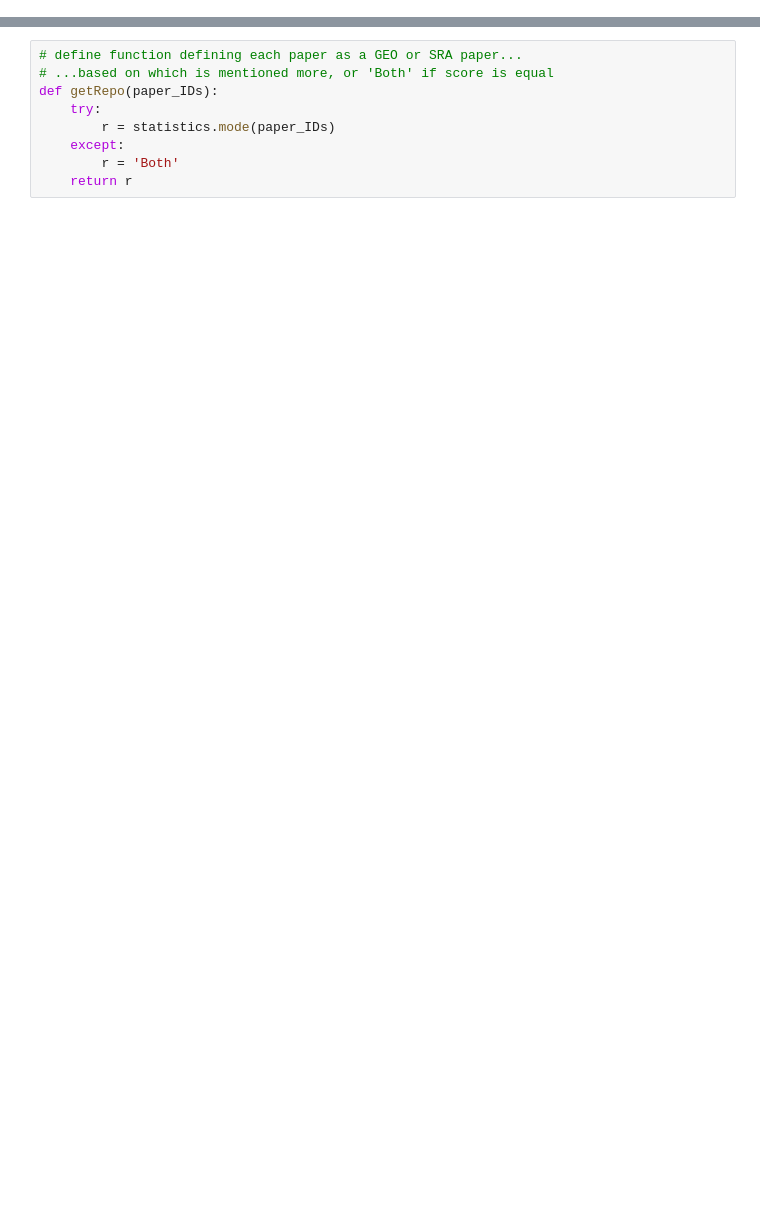
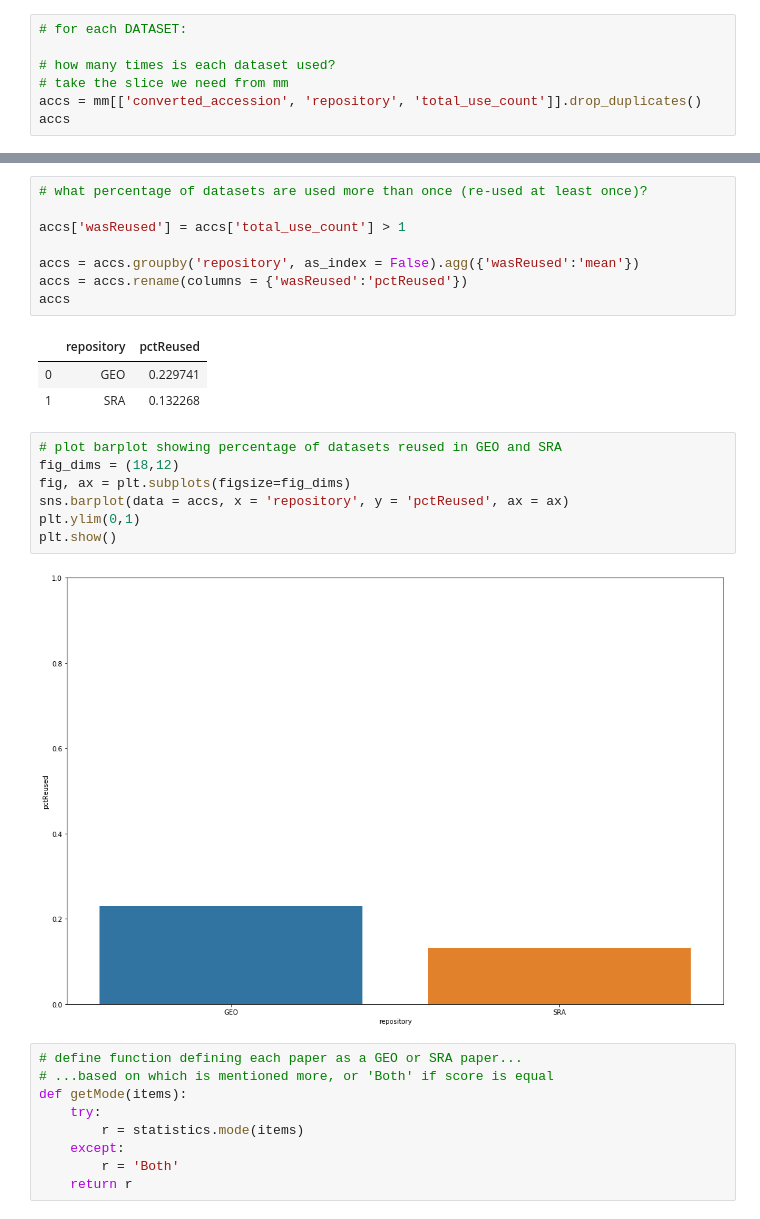
Before and after one commit to smangul1/data_reusability, a Jupyter notebook: jupyter_notebooks/visualize_data.ipynb, the cells around one changed output, grey strips where cells are left out. Cells and saved outputs as stored; diff of their text form; blank space fills up the shorter version.

```diff
--- a/jupyter_notebooks/visualize_data.ipynb
+++ b/jupyter_notebooks/visualize_data.ipynb
@@ -25,0 +27,7 @@ mm
+# %%
+# for each DATASET:
+
+# how many times is each dataset used?
+# take the slice we need from mm
+accs = mm[['converted_accession', 'repository', 'total_use_count']].drop_duplicates()
+accs
@@ -26,9 +57,30 @@ mm
+# %%
+# what percentage of datasets are used more than once (re-used at least once)?
+
+accs['wasReused'] = accs['total_use_count'] > 1
+
+accs = accs.groupby('repository', as_index = False).agg({'wasReused':'mean'})
+accs = accs.rename(columns = {'wasReused':'pctReused'})
+accs
+# %% [output]
+|  | repository | pctReused |
+| 0 | GEO | 0.229741 |
+| 1 | SRA | 0.132268 |
+# %%
+# plot barplot showing percentage of datasets reused in GEO and SRA
+fig_dims = (18,12)
+fig, ax = plt.subplots(figsize=fig_dims)
+sns.barplot(data = accs, x = 'repository', y = 'pctReused', ax = ax)
+plt.ylim(0,1)
+plt.show()
+# %% [output]
+[figure, added]
 # %%
 # define function defining each paper as a GEO or SRA paper...
 # ...based on which is mentioned more, or 'Both' if score is equal
-def getRepo(paper_IDs):
+def getMode(items):
     try:
-        r = statistics.mode(paper_IDs)
+        r = statistics.mode(items)
     except:
         r = 'Both'
     return r
```
Also changed, not shown: parts of 10 cells of this notebook, 8 other files.
